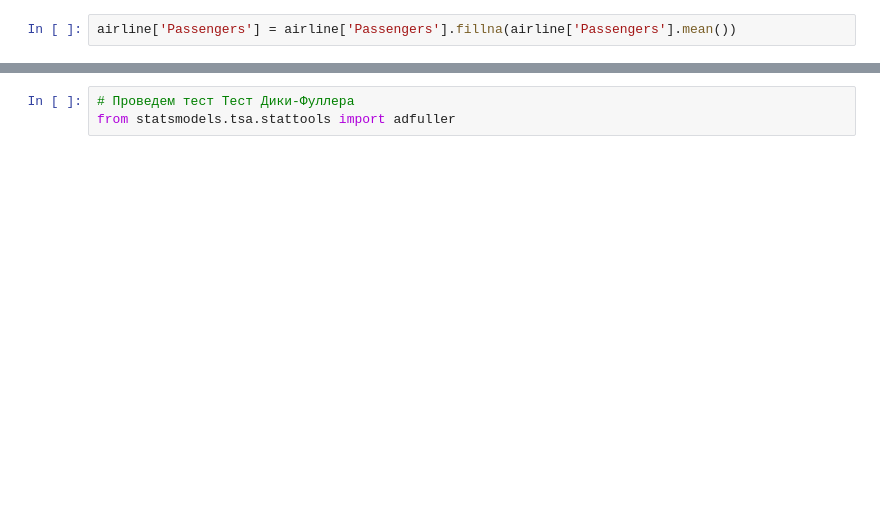
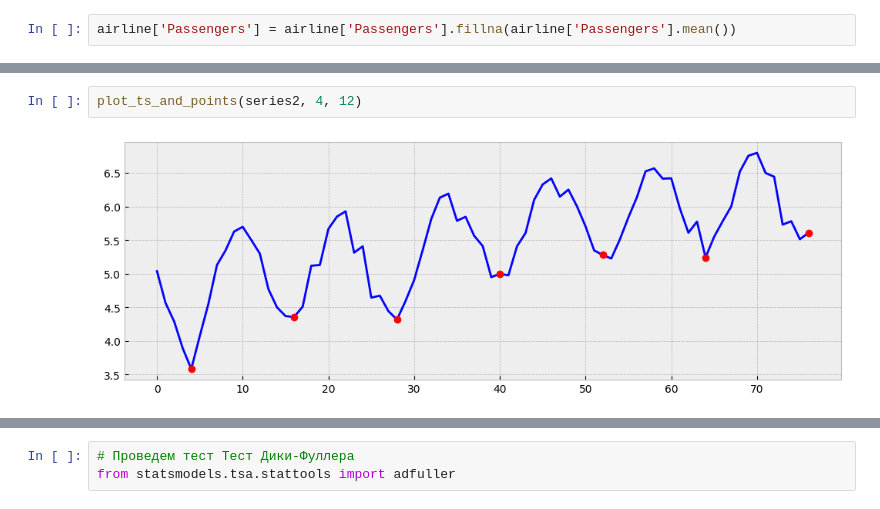
Before and after one commit to Hemultan/TimeSeries, a Jupyter notebook: hw1/hw1.ipynb, the cells around one changed output, grey strips where cells are left out. Cells and saved outputs as stored; diff of their text form; blank space fills up the shorter version.

```diff
--- a/hw1/hw1.ipynb
+++ b/hw1/hw1.ipynb
@@ -91,0 +125,4 @@ with plt.style.context('bmh'):
+# %%
+plot_ts_and_points(series2, 4, 12)
+# %% [output]
+[figure, added]
```
Also changed, not shown: parts of 21 cells of this notebook.
